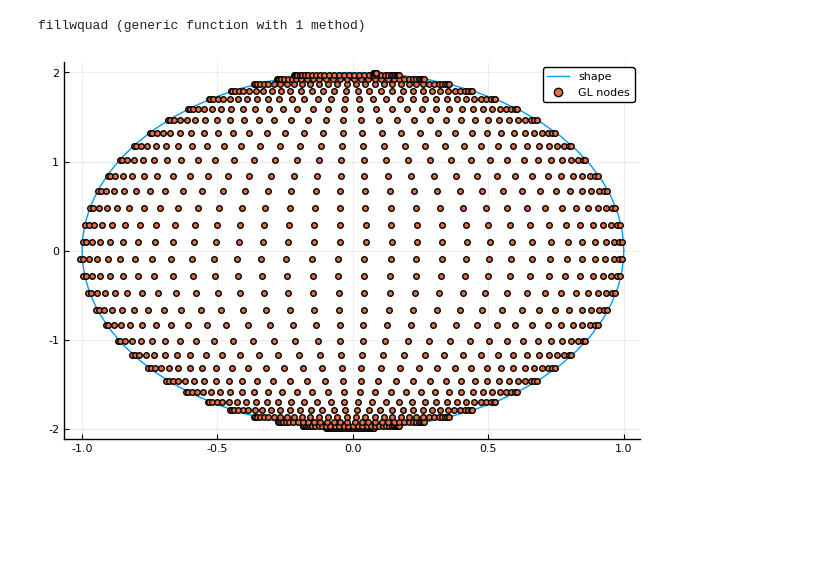
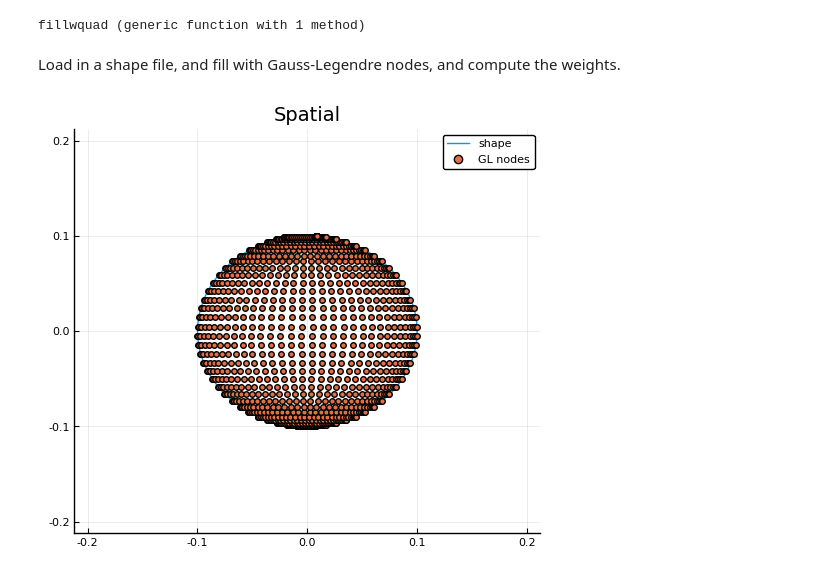
Before and after one commit to lootie/Slepians.jl, a Jupyter notebook: Code/2D_Slepians/Display_2Dregionslep.ipynb, the cells around one changed output. Saved outputs shown, nothing was run; the diff lists cells and outputs as text; code cells hidden in the pictures; blank space fills up the shorter version.

```diff
--- a/Code/2D_Slepians/Display_2Dregionslep.ipynb
+++ b/Code/2D_Slepians/Display_2Dregionslep.ipynb
@@ -81,21 +93,25 @@ function fillwquad(xy,N,M)
 end
 # %% [output]
 fillwquad (generic function with 1 method)
+# %% [markdown]
+Load in a shape file, and fill with Gauss-Legendre nodes, and compute the weights.
 # %%
 # simply connected shapefile
 
-xy = readdlm("ellipse.txt")
+xy = readdlm("circle.txt")
 
 # We need to fill this with quadrature nodes
 N,M = 32,32
 miny,maxy = (minimum(xy[:,2]),maximum(xy[:,2]))
 minx,maxx = (minimum(xy[:,1]),maximum(xy[:,1]))
 aspectratio = (maxy-miny)/(maxx-minx)
 
 no,wtv = fillwquad(xy,N,M)
 
-p1 = plot(xy[:,1],xy[:,2],label="shape")
-p1 = scatter!(no,label="GL nodes")
-# png("GLintegnodes_ellipse")
+p1 = plot(xy[:,1],xy[:,2],label="shape",
+    xlims = 0.2*[-1,1],ylims=0.2*[-1,1],
+    size = (500,450), title = "Spatial")
+p1 = scatter!(no,label="GL nodes");
+png(p1,"GLintegnodes_circle")
 # %% [output]
-[figure, old version]
+[figure, new version]
```
Also changed, not shown: parts of 9 cells of this notebook, 30 other files.
